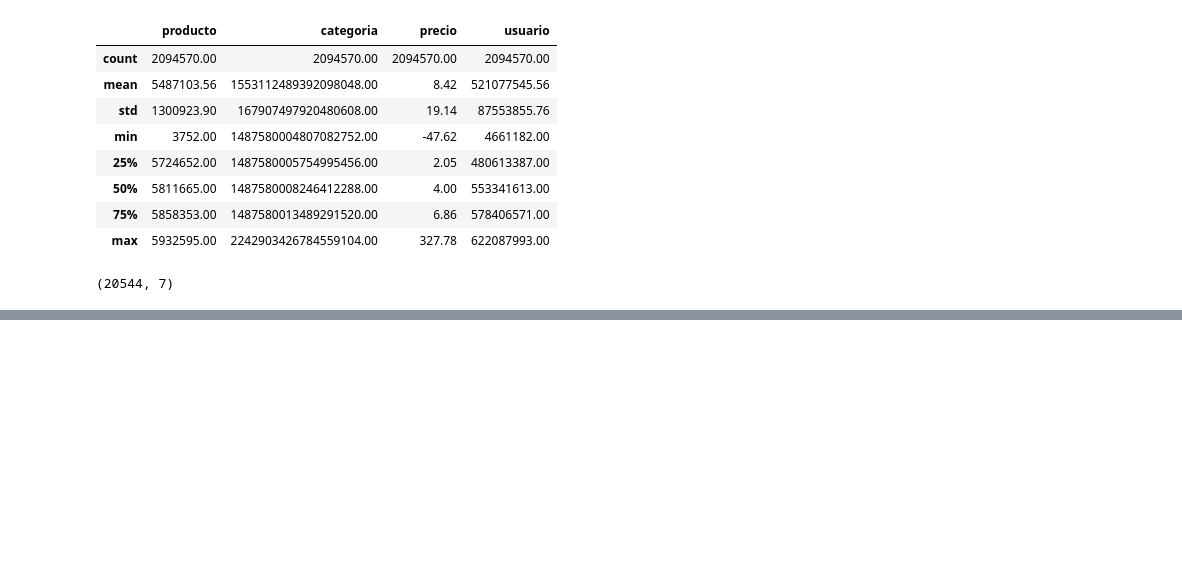
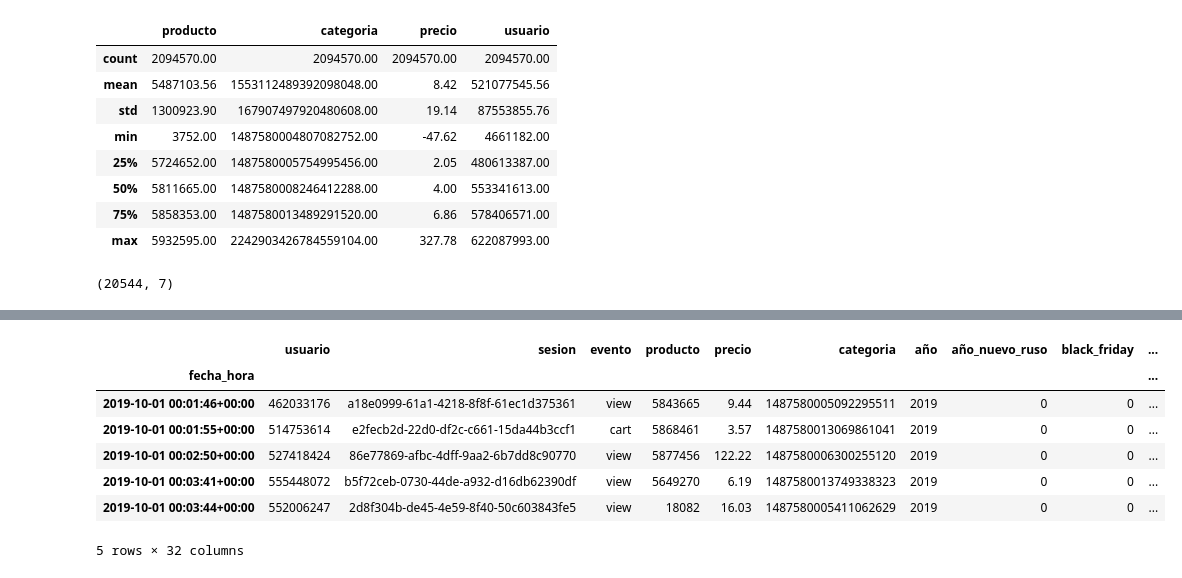
Before and after one commit to PabloHVega/ECommerce, a Jupyter notebook: notebooks/01_ImportacionDatos.ipynb, the cells around one changed output, grey strips where cells are left out. Saved outputs shown, nothing was run; the diff lists cells and outputs as text; code cells hidden in the pictures; blank space fills up the shorter version.

```diff
--- a/notebooks/01_ImportacionDatos.ipynb
+++ b/notebooks/01_ImportacionDatos.ipynb
@@ -188,0 +322,3 @@ df = df[df.precio > 0]
+# %%
+variables = df.columns.tolist()
+variables
@@ -188,0 +343,18 @@ df = df[df.precio > 0]
+# %%
+orden = [
+    'usuario', 'sesion', 'evento', 'producto', 'precio', 'categoria',
+    ]
+# %%
+resto = sorted([col for col in variables if col not in orden])
+# %%
+df = df[orden + resto]
+df.head()
+# %% [output]
+|  | usuario | sesion | evento | producto | precio | categoria | año | año_nuevo_ruso | black_friday | ... |
+| fecha_hora |  |  |  |  |  |  |  |  |  | ... |
+| 2019-10-01 00:01:46+00:00 | 462033176 | a18e0999-61a1-4218-8f8f-61ec1d375361 | view | 5843665 | 9.44 | 1487580005092295511 | 2019 | 0 | 0 | ... |
+| 2019-10-01 00:01:55+00:00 | 514753614 | e2fecb2d-22d0-df2c-c661-15da44b3ccf1 | cart | 5868461 | 3.57 | 1487580013069861041 | 2019 | 0 | 0 | ... |
+| 2019-10-01 00:02:50+00:00 | 527418424 | 86e77869-afbc-4dff-9aa2-6b7dd8c90770 | view | 5877456 | 122.22 | 1487580006300255120 | 2019 | 0 | 0 | ... |
+| 2019-10-01 00:03:41+00:00 | 555448072 | b5f72ceb-0730-44de-a932-d16db62390df | view | 5649270 | 6.19 | 1487580013749338323 | 2019 | 0 | 0 | ... |
+| 2019-10-01 00:03:44+00:00 | 552006247 | 2d8f304b-de45-4e59-8f40-50c603843fe5 | view | 18082 | 16.03 | 1487580005411062629 | 2019 | 0 | 0 | ... |
+5 rows × 32 columns
```
Also changed, not shown: parts of 12 cells of this notebook.
